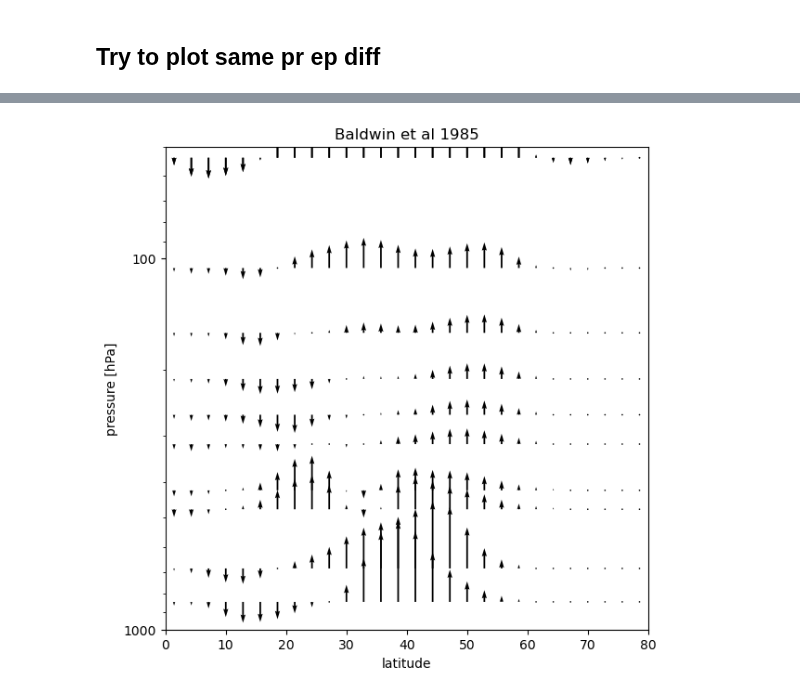
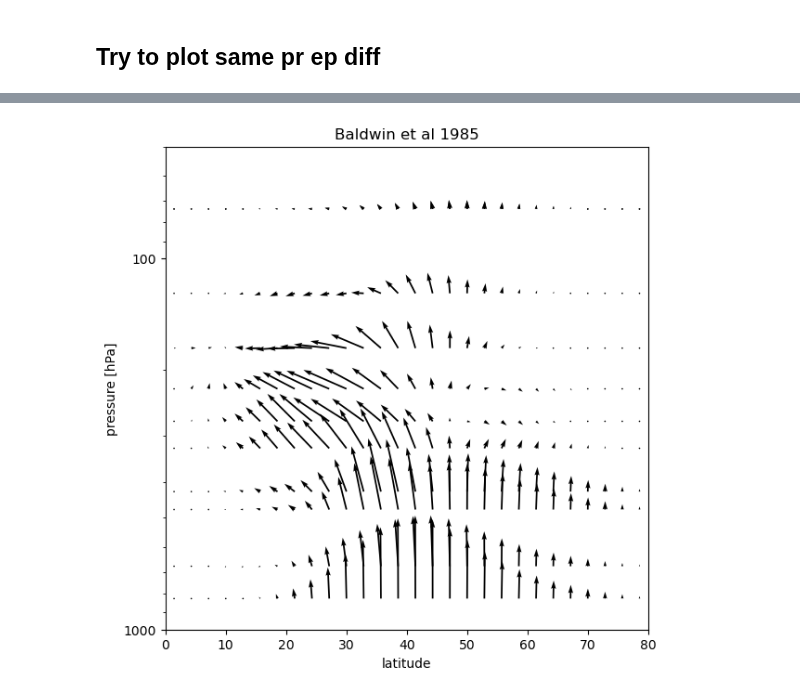
Before and after one commit to PeterChang1023/Moist_Dycore, a Jupyter notebook: EP_flux.ipynb, the cells around one changed output, grey strips where cells are left out. Cells and saved outputs as stored; diff of their text form; code cells hidden in the pictures.

```diff
--- a/EP_flux.ipynb
+++ b/EP_flux.ipynb
@@ -263,9 +263,11 @@ t.shape
 import sys
 sys.path.append("/data92/PeterChang/back_to_master1220/Moist_Dycore/EPflux_Jucker2020/")
 import aostools_functions as ac
+lat = np.linspace(90,-90,64)
+
 # print(z.shape)
-start_idx = 5000
-end_idx   = 7000
+start_idx = 50000
+end_idx   = 70000
 
 p_1d = p[start_idx:end_idx].mean(axis=(0,2,3))
 print(p_1d.shape)
@@ -923,0 +986,11 @@ ep2_diff.values.max()
+# %%
+# 建立 Dataset，f1, f2 已經是 DataArray，不需再指定 shape
+ds_out = xr.Dataset({
+    "f1": f1,
+    "f2": f2
+})
+
+# 儲存為 .nc 檔案（建議使用 .nc 而非 .h5，與 xarray 相容性較佳）
+save_path = os.path.join(save_dir, f"ep_flux_PR{PR}.h5")
+ds_out.to_netcdf(save_path)
+print(f"✓ Saved to {save_path}")
@@ -1609,7 +1776,7 @@ Saving composite diff to /data92/PeterChang/back_to_master1220/Moist_Dycore/same
 # %% [markdown]
 ## Try to plot same pr ep diff
 # %%
-def load_ep_flux_data(pr, save_dir):
+def load_ep_flux_data_same_pr(pr, save_dir):
     with h5py.File(os.path.join(save_dir, f"same_pr_ep_diff_PR{pr}.nc"), "r") as f:
         print(f.keys())
         Fj = f[f"EP_p_diff_PR{pr}"][:]  # (time, level, lat)
@@ -1618,7 +1785,8 @@ def load_ep_flux_data(pr, save_dir):
 # %%
 def load_ep_flux_data(pr, save_dir):
     with h5py.File(os.path.join(save_dir, f"ep_flux_PR{pr}.h5"), "r") as f:
-        Fj = f["Fj"][:]  # (time, level, lat)
-        Fk = f["Fk"][:]
+        print(f.keys())
+        Fj = f["f1"][:]  # (time, level, lat)
+        Fk = f["f2"][:]
     return Fj, Fk
 # %%
@@ -1786,36 +1983,38 @@ plt.show()
 fig, ax = plt.subplots()
 set_size(5.2, 5.2, ax)
 # Reference method
 # Fx[method],Fy[method] = Baldwin(F_phi.sel(latitude=lat,level=pres, method='nearest'),F_p.sel(latitude=lat,level=pres, method='nearest'),xlim=[0,80])
 # ax.quiver(lat,pres,-Fx[method].mean(dim="time"),-Fy[method].mean(dim="time"),scale=3e9,**quiv_args)
 # Jucker (2020) method
 # print(f1)
 
-lat = np.linspace(-90, 90, Fj_pr0.shape[-1])
-lev = np.linspace(1000, 1, Fj_pr0.shape[-2])
-Fj_xr = xr.DataArray((Fj_pr50), dims=["level", "latitude"], coords={"level": lev, "latitude": lat})
-Fk_xr = xr.DataArray((Fk_pr50), dims=["level", "latitude"], coords={"level": lev, "latitude": lat})
+lat = np.linspace(-90, 90, Fj.shape[-1])
+# lev = np.linspace(1000, 1, Fj.shape[-2])
+lev = level_coord
+
+Fj_xr = xr.DataArray((Fj_pr50.mean(axis=0)), dims=["level", "latitude"], coords={"level": lev, "latitude": lat})
+Fk_xr = xr.DataArray((Fk_pr50.mean(axis=0)), dims=["level", "latitude"], coords={"level": lev, "latitude": lat})
 
 pres = np.array([50,70,100,150,200,250,300,400,500,700,850])
 lat_sel = lat[(lat >= 0) & (lat <= 80)]  # example range
 
 
 _, _ = ac.PlotEPfluxArrows(
     Fj_xr.sel(latitude=lat_sel, method='nearest').latitude,
     Fj_xr.sel(level=pres, method='nearest').level,
-    -Fj_xr.sel(latitude=lat_sel, level=pres, method='nearest'),
+    Fj_xr.sel(latitude=lat_sel, level=pres, method='nearest'),
     -Fk_xr.sel(latitude=lat_sel, level=pres, method='nearest'),
     fig, ax,
     xlim=[0, 80], ylim=[1000, 50], yscale='log'
 )
 
 
 ax.get_children()[1].set_facecolor('r')
 # if scale == 'linear':
 #     ax.invert_yaxis()
 plt.title('Baldwin et al 1985')
 ax.set_xlabel('latitude')
 ax.set_ylabel('pressure [hPa]')
 ax.yaxis.set_major_formatter(ticker.ScalarFormatter())
 # %% [output]
-[figure, old version]
+[figure, new version]
```
Also changed, not shown: parts of 28 cells of this notebook.
